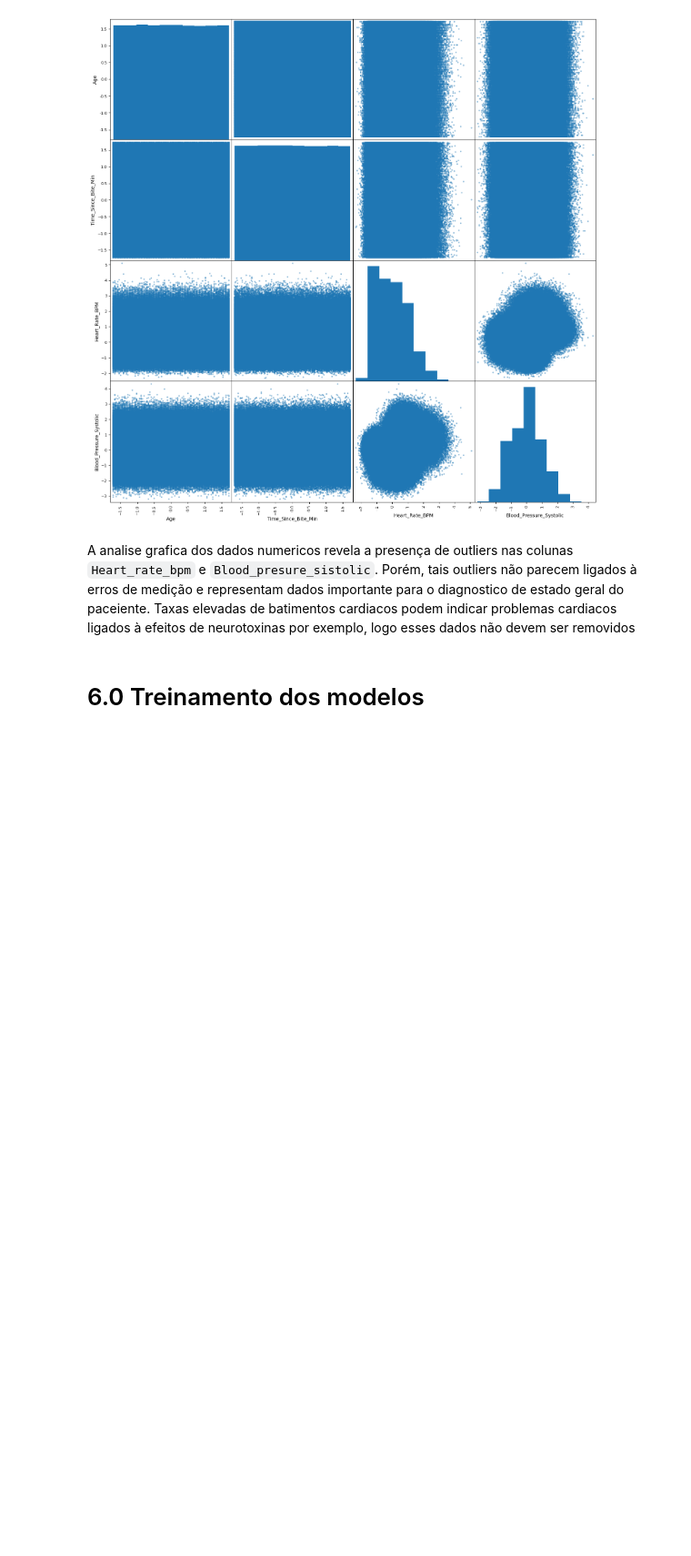
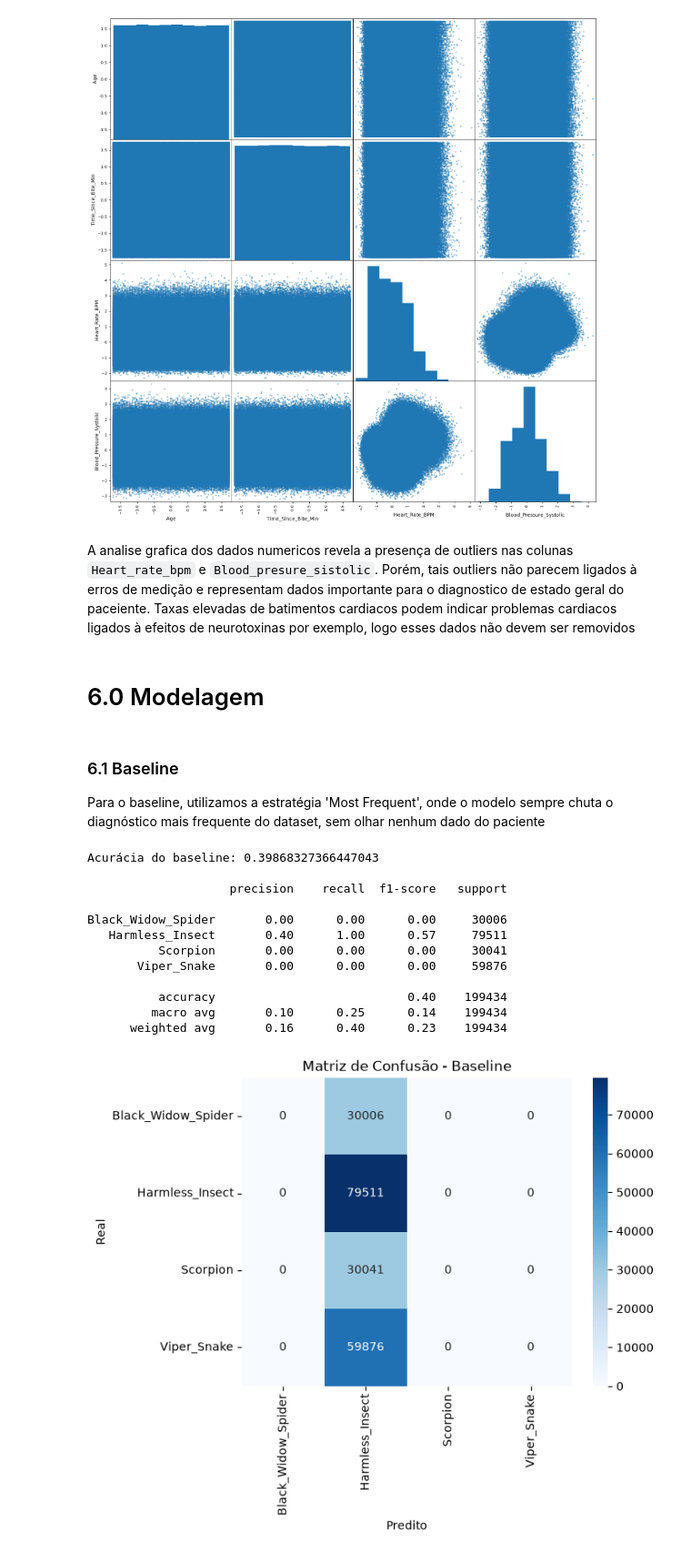
Before and after one commit to imnicolle/triage-venomous-bites, a Jupyter notebook: ProjetoFundamentosDeIA.ipynb, the cells around one changed output. Shown at 91% size. Drawn from its saved outputs; the diff is of its cells as text; code cells hidden in the pictures; blank space fills up the shorter version.

Commit message:
Adiciona modelagem

```diff
--- a/ProjetoFundamentosDeIA.ipynb
+++ b/ProjetoFundamentosDeIA.ipynb
@@ -791,4 +789,47 @@ plt.show()
 # %% [markdown]
 A analise grafica dos dados numericos revela a presença de outliers nas colunas `Heart_rate_bpm` e `Blood_presure_sistolic`. Porém, tais outliers não parecem ligados à erros de medição e representam dados importante para o diagnostico de estado geral do paceiente. Taxas elevadas de batimentos cardiacos podem indicar problemas cardiacos ligados à efeitos de neurotoxinas por exemplo, logo esses dados não devem ser removidos
 # %% [markdown]
-# 6.0 Treinamento dos modelos
+# 6.0 Modelagem
+# %% [markdown]
+### 6.1 Baseline
+
+Para o baseline, utilizamos a estratégia 'Most Frequent', onde o modelo sempre chuta o diagnóstico mais frequente do dataset, sem olhar nenhum dado do paciente
+# %%
+from sklearn.dummy import DummyClassifier
+from sklearn.metrics import accuracy_score, classification_report, confusion_matrix
+import seaborn as sns
+import matplotlib.pyplot as plt
+
+# Baseline usando estratégia most_frequent
+baseline = DummyClassifier(strategy='most_frequent')
+baseline.fit(X_train, y_train)
+y_pred_baseline = baseline.predict(X_test)
+
+print("Acurácia do baseline:", accuracy_score(y_test, y_pred_baseline))
+print()
+
+# Relatório por classe
+# usa le.classes_ para mostrar os nomes originais em vez dos números 0, 1, 2, 3
+print(classification_report(y_test, y_pred_baseline, target_names=le.classes_, zero_division=0))
+
+# Matriz de confusão
+cm = confusion_matrix(y_test, y_pred_baseline)
+sns.heatmap(cm, annot=True, fmt='d', cmap='Blues', xticklabels=le.classes_, yticklabels=le.classes_)
+plt.xlabel('Predito')
+plt.ylabel('Real')
+plt.title('Matriz de Confusão - Baseline')
+plt.show()
+# %% [output]
+Acurácia do baseline: 0.39868327366447043
+
+                    precision    recall  f1-score   support
+
+Black_Widow_Spider       0.00      0.00      0.00     30006
+   Harmless_Insect       0.40      1.00      0.57     79511
+          Scorpion       0.00      0.00      0.00     30041
+       Viper_Snake       0.00      0.00      0.00     59876
+
+          accuracy                           0.40    199434
+         macro avg       0.10      0.25      0.14    199434
+      weighted avg       0.16      0.40      0.23    199434
+[figure, added]
```
Also changed, not shown: parts of 15 cells of this notebook.
